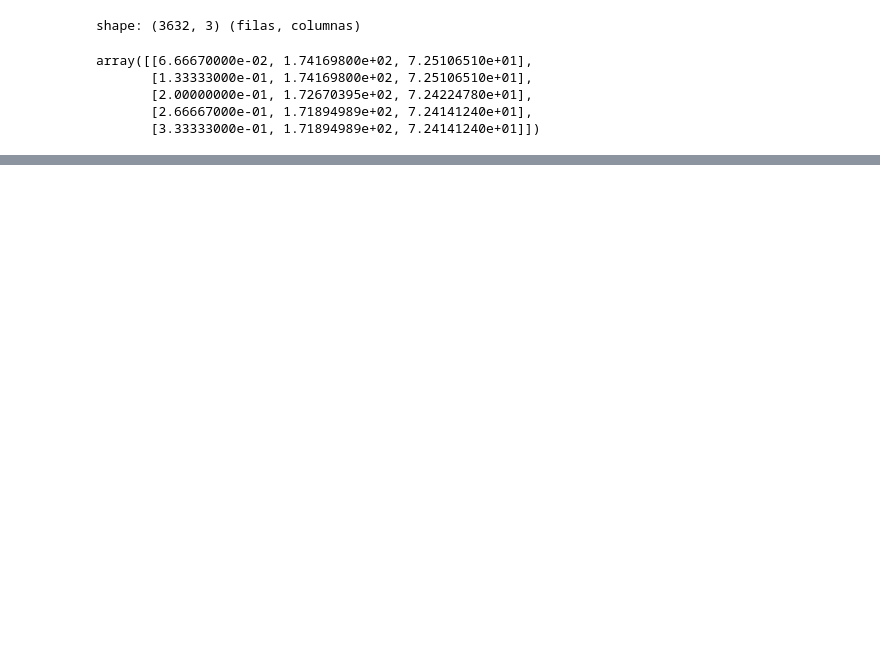
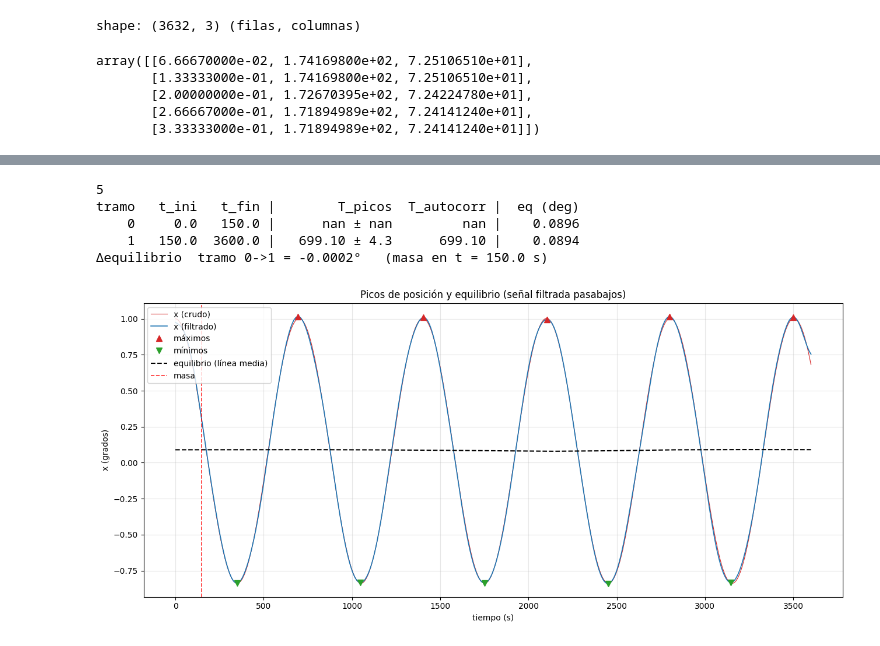
Before and after one commit to lennystratas/labo-4-2026, a Jupyter notebook: CAVENDISH/Análisis/graficar_rapidoV2.ipynb, the cells around one changed output, grey strips where cells are left out. Saved outputs shown, nothing was run; the diff lists cells and outputs as text; code cells hidden in the pictures; blank space fills up the shorter version.

```diff
--- a/CAVENDISH/Análisis/graficar_rapidoV2.ipynb
+++ b/CAVENDISH/Análisis/graficar_rapidoV2.ipynb
@@ -133,0 +703,51 @@ plt.show()
+# %%
+# ---------- parámetros (ajustá a tu medición) ----------
+PERIODO_APROX_S = 750.0     # período aproximado (rough): separación de picos y autocorrelación
+DESPIKE_S       = 2.0   # ventana del filtro de mediana anti-glitch (0 = sin despike)
+LOWPASS_N       = 5     # corte del pasabajos = LOWPASS_N / período  [Hz]. Menor = más suave
+print(LOWPASS_N)
+dt = float(np.median(np.diff(t)))
+x_filt = limpiar(x_deg, dt, DESPIKE_S, LOWPASS_N / PERIODO_APROX_S)   # señal limpia
+i_max, i_min = turning_points(x_filt, dt, PERIODO_APROX_S)            # picos de posición
+eq_t = envolvente_media(t, x_filt, i_max, i_min)                      # equilibrio(t)
+
+print(f"{'tramo':>5} {'t_ini':>7} {'t_fin':>7} | {'T_picos':>14} {'T_autocorr':>11} | {'eq (deg)':>9}")
+tramos = []
+for k, (ta, tb) in enumerate(segmentos(t, masa_times)):
+    m    = (t >= ta) & (t <= tb)
+    mmax = i_max[(t[i_max] >= ta) & (t[i_max] <= tb)]
+    mmin = i_min[(t[i_min] >= ta) & (t[i_min] <= tb)]
+    T_p, T_p_std = periodo_por_picos(t, mmax, mmin)
+    T_ac = periodo_autocorr(x_filt[m], dt, PERIODO_APROX_S)
+    eq   = float(np.median(eq_t[m]))                 # equilibrio del tramo (línea media)
+    tramos.append(dict(t_ini=ta, t_fin=tb, T_p=T_p, T_p_std=T_p_std, T_ac=T_ac, eq=eq))
+    print(f"{k:>5} {ta:>7.1f} {tb:>7.1f} | {T_p:>8.2f} ± {T_p_std:<3.1f} {T_ac:>11.2f} | {eq:>9.4f}")
+
+# corrimiento de equilibrio entre tramos (lo que mide Cavendish)
+for k in range(1, len(tramos)):
+    d = tramos[k]["eq"] - tramos[k - 1]["eq"]
+    print(f"Δequilibrio  tramo {k-1}->{k} = {d:+.4f}°   (masa en t = {tramos[k]['t_ini']:.1f} s)")
+# %% [output]
+5
+tramo   t_ini   t_fin |        T_picos  T_autocorr |  eq (deg)
+    0     0.0   150.0 |      nan ± nan         nan |    0.0896
+    1   150.0  3600.0 |   699.10 ± 4.3      699.10 |    0.0894
+Δequilibrio  tramo 0->1 = -0.0002°   (masa en t = 150.0 s)
+# %%
+fig, ax = plt.subplots(figsize=(13, 6))
+# ax.plot(t, x_deg,  lw=0.5, color="0.75", label="x (crudo)")
+ax.plot(t, x_c,  lw=0.8, color="tab:red", label="x (crudo)")
+ax.plot(t, x_filt, lw=1.2, color="tab:blue", label="x (filtrado)")
+ax.plot(t[i_max], x_filt[i_max], "^", ms=7, color="tab:red",   label="máximos")
+ax.plot(t[i_min], x_filt[i_min], "v", ms=7, color="tab:green", label="mínimos")
+ax.plot(t, eq_t, "k--", lw=1.5, label="equilibrio (línea media)")
+marcar_masas(ax)
+ax.set_xlabel("tiempo (s)")
+ax.set_ylabel("x (grados)")
+ax.set_title("Picos de posición y equilibrio (señal filtrada pasabajos)")
+ax.grid(alpha=0.3)
+ax.legend(loc="best")
+plt.tight_layout()
+plt.show()
+# %% [output]
+[figure, added]
```
Also changed, not shown: parts of 12 cells of this notebook, 3 other files.
